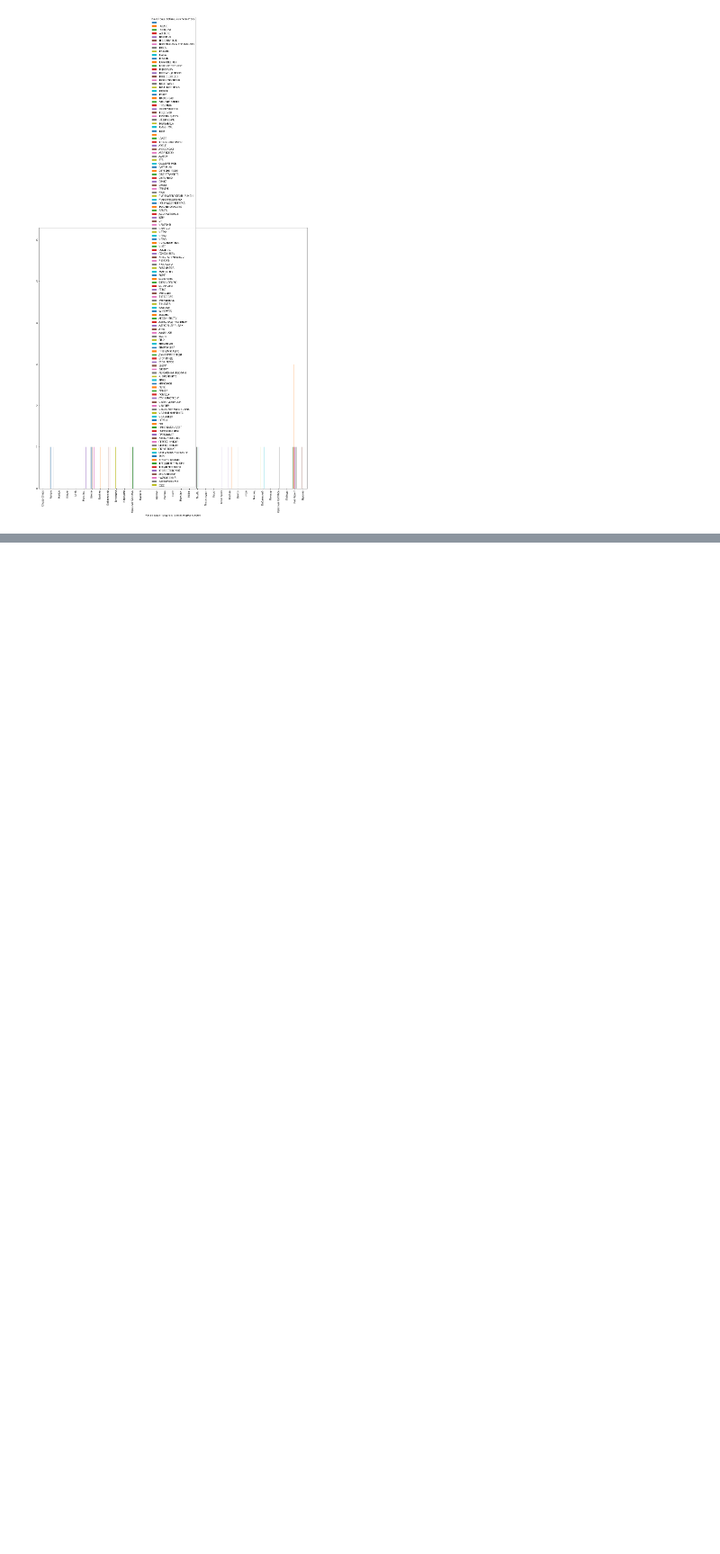
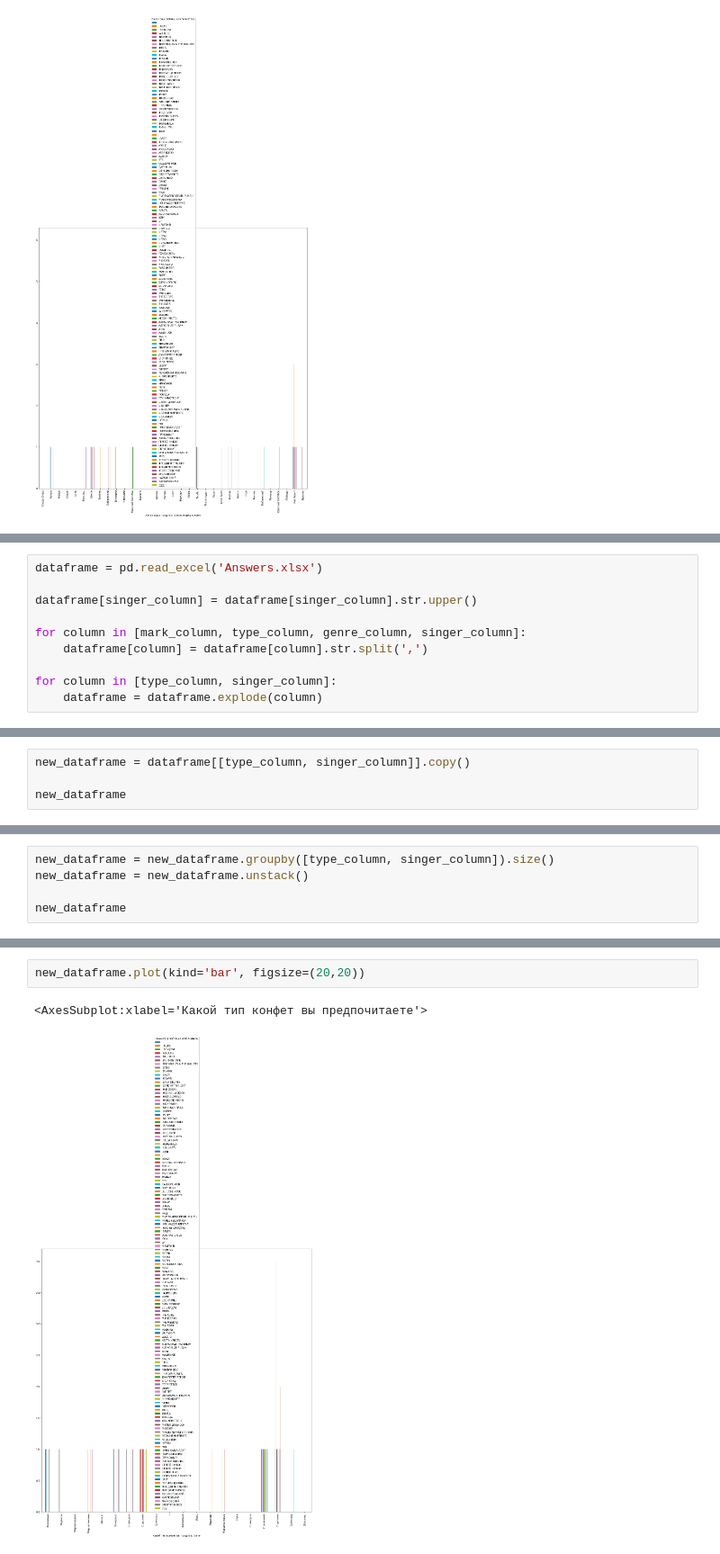
Before and after one commit to Merkrin/HSE_Sociology_Project, a Jupyter notebook: Social_Script.ipynb, the cells around one changed output, grey strips where cells are left out. Shown at 90% size. Cells and saved outputs as stored; diff of their text form; blank space fills up the shorter version.

```diff
--- a/Social_Script.ipynb
+++ b/Social_Script.ipynb
@@ -346,0 +329,10 @@ new_dataframe.plot(kind='bar', figsize=(20,20))
+# %%
+dataframe = pd.read_excel('Answers.xlsx')
+
+dataframe[singer_column] = dataframe[singer_column].str.upper()
+
+for column in [mark_column, type_column, genre_column, singer_column]:
+    dataframe[column] = dataframe[column].str.split(',')
+
+for column in [type_column, singer_column]:
+    dataframe = dataframe.explode(column)
@@ -346,0 +409,4 @@ new_dataframe.plot(kind='bar', figsize=(20,20))
+# %%
+new_dataframe = dataframe[[type_column, singer_column]].copy()
+
+new_dataframe
@@ -346,0 +427,5 @@ new_dataframe.plot(kind='bar', figsize=(20,20))
+# %%
+new_dataframe = new_dataframe.groupby([type_column, singer_column]).size()
+new_dataframe = new_dataframe.unstack()
+
+new_dataframe
@@ -346,0 +452,5 @@ new_dataframe.plot(kind='bar', figsize=(20,20))
+# %%
+new_dataframe.plot(kind='bar', figsize=(20,20))
+# %% [output]
+<AxesSubplot:xlabel='Какой тип конфет вы предпочитаете'>
+[figure, added]
```
Also changed, not shown: parts of 13 cells of this notebook.
